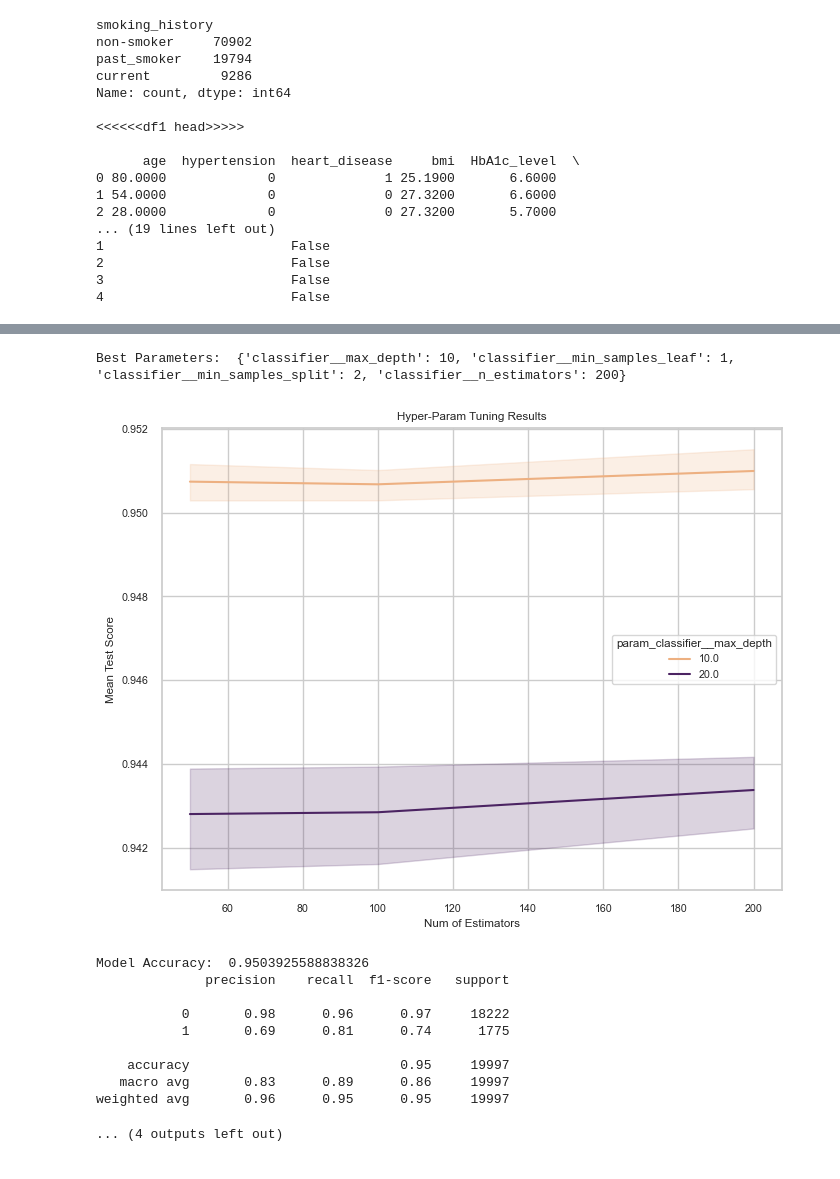
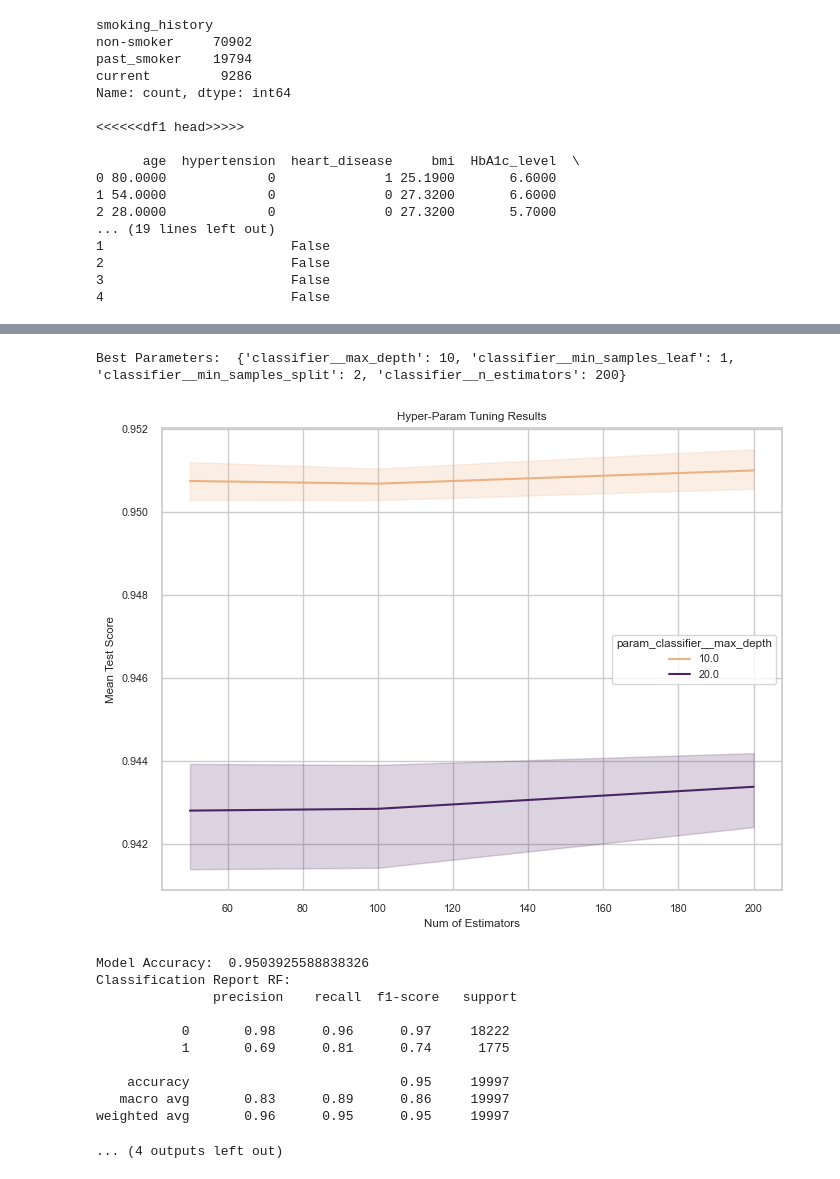
Before and after one commit to orionmc/BPP_DSPD, a Jupyter notebook: main.ipynb, the cells around one changed output, grey strips where cells are left out. Saved outputs shown, nothing was run; the diff lists cells and outputs as text; code cells hidden in the pictures.

```diff
--- a/main.ipynb
+++ b/main.ipynb
@@ -114,13 +114,13 @@ def main():
 
     # Evaluate
     print("Model Accuracy: ", accuracy_score(y_test, y_pred))
-    print(classification_report(y_test, y_pred))
+    print("Classification Report RF:\n", classification_report(y_test, y_pred))
 
     # Visualise the confusion matrix
     cm = confusion_matrix(y_test, y_pred)
     plt.figure(figsize=(6, 4))
     sns.heatmap(cm, annot=True, fmt='d', cmap='Greens')
-    plt.title('Confusion Matrix')
+    plt.title('Confusion Matrix RF')
     plt.xlabel('Predicted')
     plt.ylabel('True')
     plt.show()
@@ -180,36 +180,37 @@ blood_glucose_level    0
 ... (46 lines left out)
 25%               100.0000     0.0000
 50%               140.0000     0.0000
 75%               159.0000     0.0000
 max               300.0000     1.0000
 [figure]
 [figure]
 [figure]
 [figure]
 smoking_history
 non-smoker     70902
 past_smoker    19794
 current         9286
 Name: count, dtype: int64
 
 <<<<<<df1 head>>>>>
 
       age  hypertension  heart_disease     bmi  HbA1c_level  \
 0 80.0000             0              1 25.1900       6.6000
 1 54.0000             0              0 27.3200       6.6000
 2 28.0000             0              0 27.3200       5.7000
 ... (19 lines left out)
 1                        False
 2                        False
 3                        False
 4                        False
 [figure]
 [figure]
 [figure]
 Best Parameters:  {'classifier__max_depth': 10, 'classifier__min_samples_leaf': 1, 'classifier__min_samples_split': 2, 'classifier__n_estimators': 200}
-[figure, old version]
+[figure, new version]
 Model Accuracy:  0.9503925588838326
-              precision    recall  f1-score   support
+Classification Report RF:
+               precision    recall  f1-score   support
 
            0       0.98      0.96      0.97     18222
            1       0.69      0.81      0.74      1775
```
Also changed, not shown: 1 other file.
